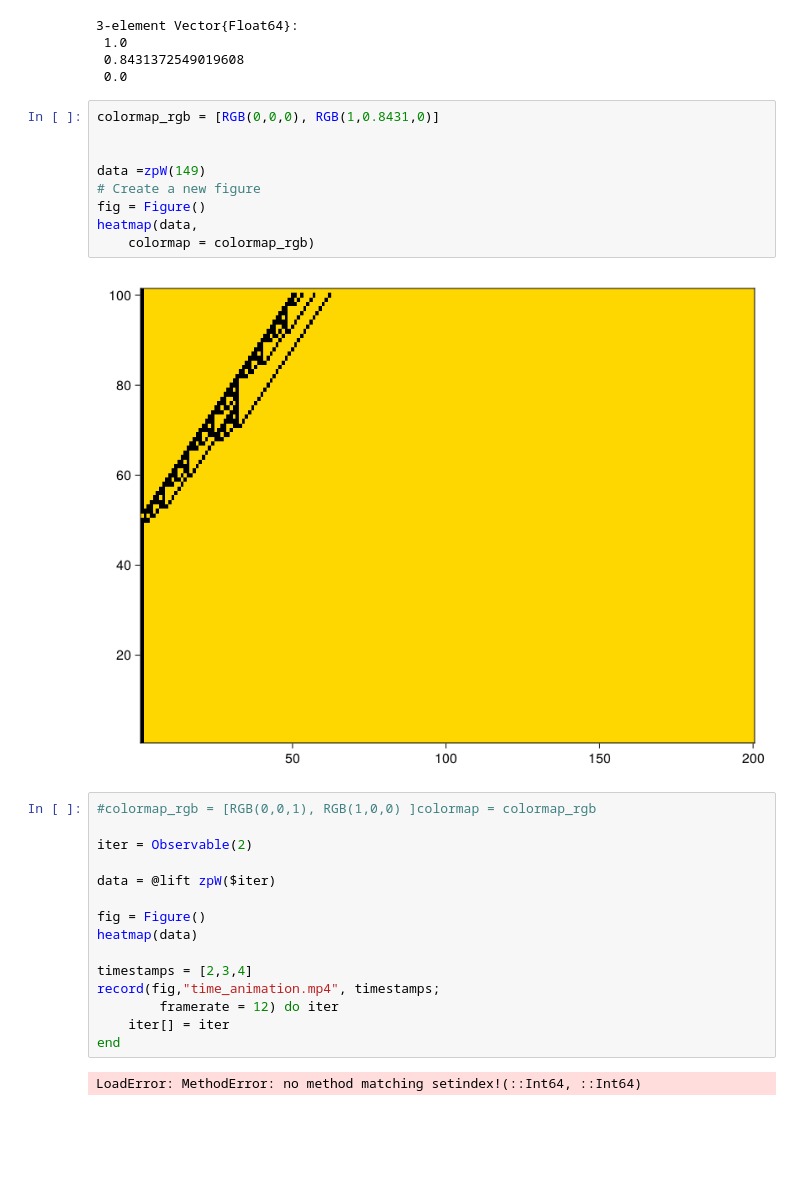
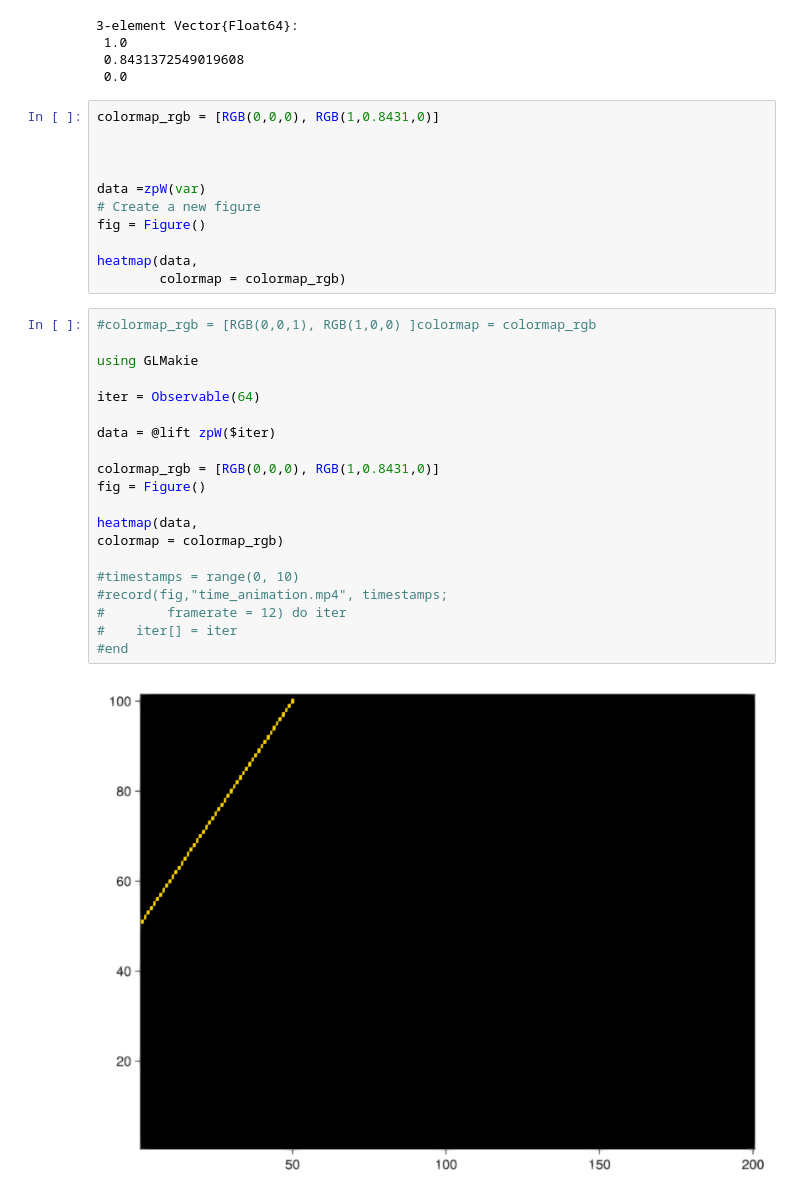
Before and after one commit to hector-fc/fractais, a Jupyter notebook: cellAuto/celAuto01.ipynb, the cells around one changed output. Drawn from its saved outputs; the diff is of its cells as text; blank space fills up the shorter version.

```diff
--- a/cellAuto/celAuto01.ipynb
+++ b/cellAuto/celAuto01.ipynb
@@ -111,27 +111,32 @@ zpW (generic function with 1 method)
 colormap_rgb = [RGB(0,0,0), RGB(1,0.8431,0)]
 
 
-data =zpW(149)
+
+data =zpW(var)
 # Create a new figure
 fig = Figure()
+
 heatmap(data,
-    colormap = colormap_rgb)
+        colormap = colormap_rgb)
-# %% [output]
-[figure, removed]
 # %%
 #colormap_rgb = [RGB(0,0,1), RGB(1,0,0) ]colormap = colormap_rgb
 
-iter = Observable(2)
+using GLMakie
+
+iter = Observable(64)
 
 data = @lift zpW($iter)
 
+colormap_rgb = [RGB(0,0,0), RGB(1,0.8431,0)]
 fig = Figure()
-heatmap(data)
 
-timestamps = [2,3,4]
-record(fig,"time_animation.mp4", timestamps;
-        framerate = 12) do iter
-    iter[] = iter
-end
+heatmap(data,
+colormap = colormap_rgb)
+
+#timestamps = range(0, 10)
+#record(fig,"time_animation.mp4", timestamps;
+#        framerate = 12) do iter
+#    iter[] = iter
+#end
 # %% [output]
-LoadError: MethodError: no method matching setindex!(::Int64, ::Int64)
+[figure, added]
```
Also changed, not shown: parts of 4 cells of this notebook, 4 other files.
